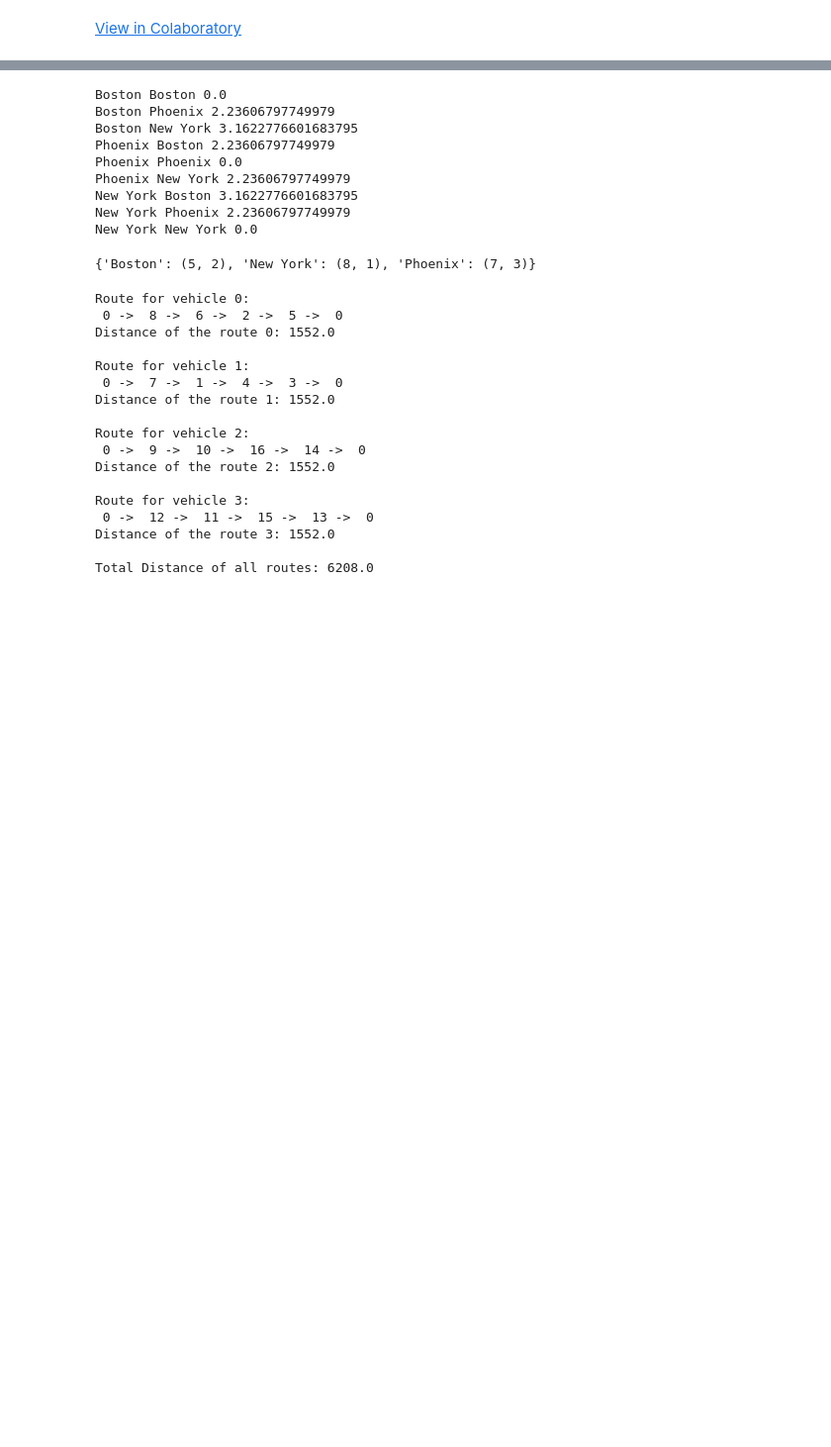
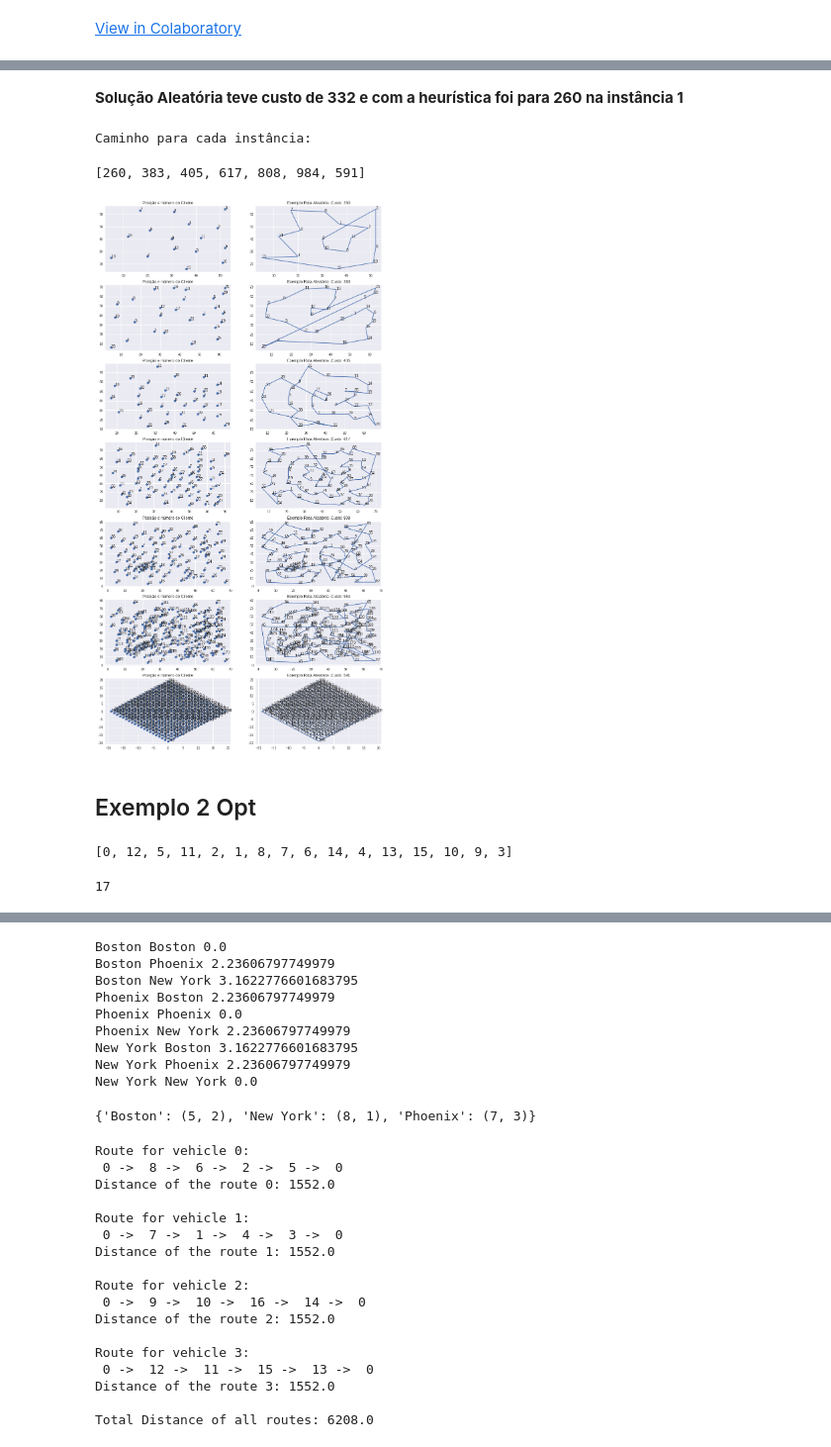
Before and after one commit to MarcChevallier/Machine-Learning, a Jupyter notebook: Heurística.ipynb, the cells around one changed output, grey strips where cells are left out. Shown at 99% size. Saved outputs shown, nothing was run; the diff lists cells and outputs as text; code cells hidden in the pictures; blank space fills up the shorter version.

```diff
--- a/Heurística.ipynb
+++ b/Heurística.ipynb
@@ -217,0 +317,14 @@ NameError: ignored
+# %%
+custos = []
+for i in range(0,len(bases)):
+  df = [bases[i], NNeighbour(bases[i]),NNeighbour(bases[0])]
+  df = NNeighbour(bases[i])
+  #df = dois_opt(NNeighbour(bases[0]))
+  x = [i for i in df[:,1]]
+  y = [i for i in df[:,2]]
+  n = len(x)
+  custo = 0
+  for j in range(1,n):
+    custo = custo + euclidean(x,y,j-1,j)
+  custos.append(custo)
+custos
@@ -217,0 +339,54 @@ NameError: ignored
+# %% [markdown]
+**Solução Aleatória teve custo de 332 e com a heurística foi para 260 na instância 1**
+# %%
+#@title
+custos = []
+fig, ax = plt.subplots(7, 2, figsize=(15, 30))
+for a in range(len(bases)):
+  V= []
+  x= []
+  y= []
+  x1= []
+  y1= []
+  n=0
+#  d= []
+
+  V= [i for i in NNeighbour(bases[a])]
+  n = len(V)*1
+  x = []
+  x1= [i for i in bases[a][:,1]]
+  x1.append(x1[0])
+  y1= [i for i in bases[a][:,2]]
+  y1.append(y1[0])
+
+  x = [x1[i] for i in V]
+
+  y = [y1[i] for i in V]
+
+#  d= [i for i in bases[a][:,3]]
+
+  ax[a,0].scatter(x,y)
+  ax[a,1].plot(x,y)
+  ax[a,0].set_title("Posição e número do Cliente")
+  custo=0
+  for j in range(0,n):
+    ax[a,0].annotate(V[j], (x[j],y[j]))
+    ax[a,1].annotate(V[j], (x[j],y[j]))
+  for j in range(1,n):
+    custo = custo + euclidean(x,y,j-1,j)
+  custo = custo+euclidean(x,y,0,j)
+  ax[a,1].set_title("Exemplo Rota Aleatória ,Custo: "+str(int(custo)))
+  custos.append(int(custo))
+print('Caminho para cada instância:')
+custos
+# %% [output]
+Caminho para cada instância:
+[260, 383, 405, 617, 808, 984, 591]
+[figure, added]
+# %% [markdown]
+<h2> Exemplo 2 Opt </h2>
+# %%
+s=[i for i in sol]
+s
+# %% [output]
+[0, 12, 5, 11, 2, 1, 8, 7, 6, 14, 4, 13, 15, 10, 9, 3]
@@ -217,0 +437,4 @@ NameError: ignored
+# %%
+len(dois_opt(bases[0]))
+# %% [output]
+17
```
Also changed, not shown: parts of 55 cells of this notebook.
